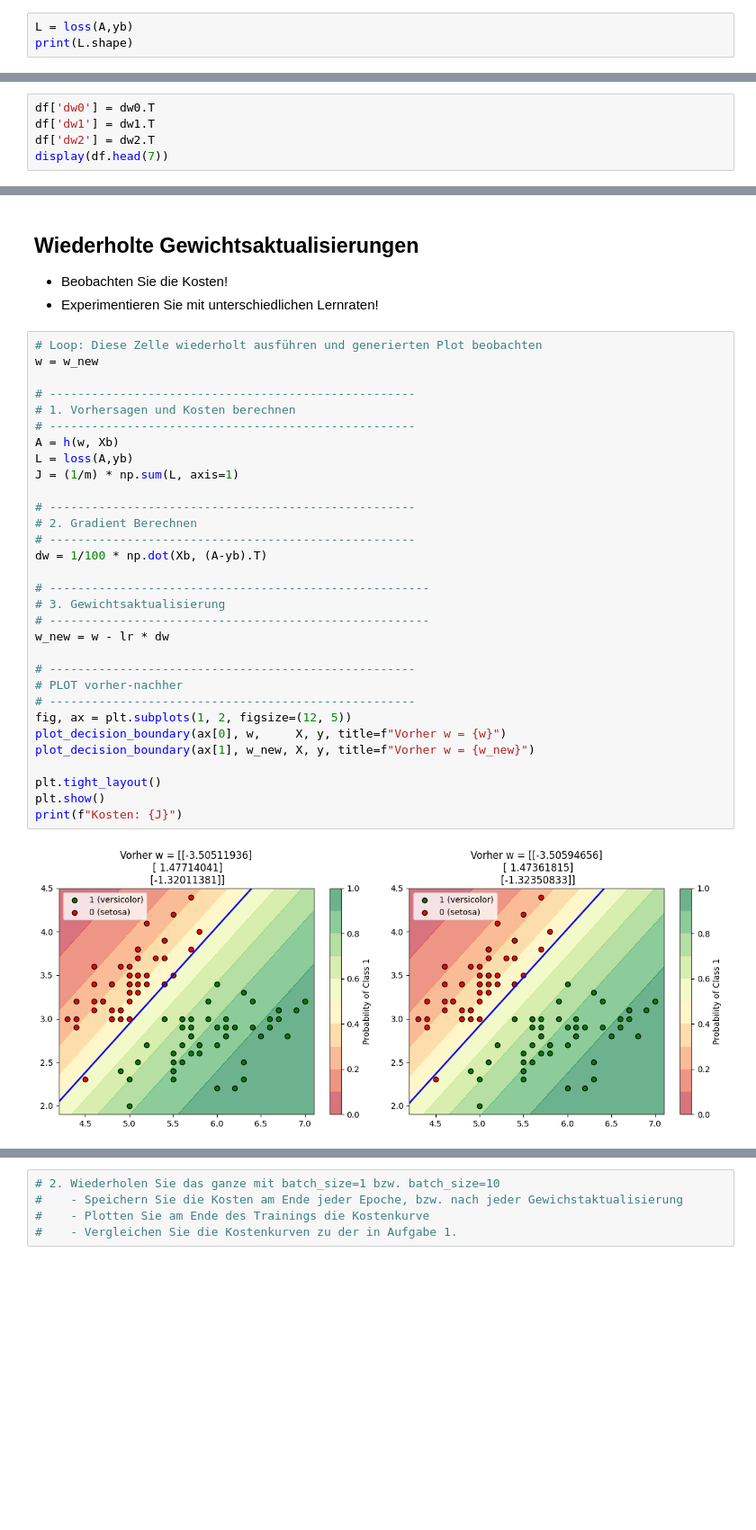
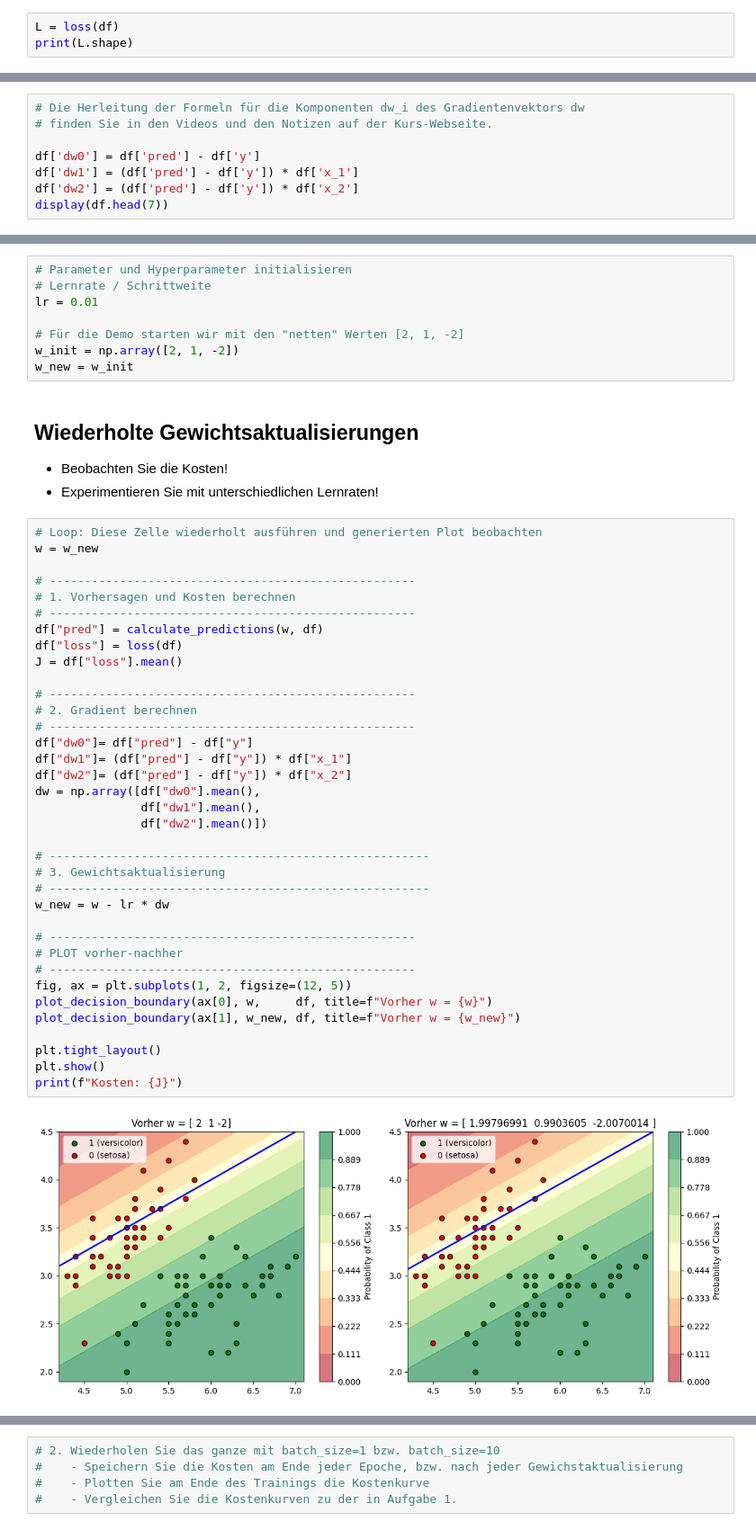
Before and after one commit to Artificial-Intelligence-HSBI-TDU/KI-Vorlesung, a Jupyter notebook: lecture/nn/files/Logistische_Regression.ipynb, the cells around one changed output, grey strips where cells are left out. Shown at 90% size. Drawn from its saved outputs; the diff is of its cells as text; blank space fills up the shorter version.

```diff
--- a/lecture/nn/files/Logistische_Regression.ipynb
+++ b/lecture/nn/files/Logistische_Regression.ipynb
@@ -216,4 +376,4 @@ def loss(A, y):
 # %%
-L = loss(A,yb)
+L = loss(df)
 print(L.shape)
 # %% [output]
@@ -253,5 +404,0 @@ print(dw1.shape)
-# %%
-df['dw0'] = dw0.T
-df['dw1'] = dw1.T
-df['dw2'] = dw2.T
-display(df.head(7))
@@ -288,0 +413,8 @@ print(dw.shape)     # dw muss die gleiche Form wie w haben
+# %%
+# Die Herleitung der Formeln für die Komponenten dw_i des Gradientenvektors dw
+# finden Sie in den Videos und den Notizen auf der Kurs-Webseite.
+
+df['dw0'] = df['pred'] - df['y']
+df['dw1'] = (df['pred'] - df['y']) * df['x_1']
+df['dw2'] = (df['pred'] - df['y']) * df['x_2']
+display(df.head(7))
@@ -316,3 +491,11 @@ lr = 0.00001
+# %%
+# Parameter und Hyperparameter initialisieren
+# Lernrate / Schrittweite
+lr = 0.01
+
+# Für die Demo starten wir mit den "netten" Werten [2, 1, -2]
+w_init = np.array([2, 1, -2])
+w_new = w_init
 # %% [markdown]
 ## Wiederholte Gewichtsaktualisierungen
 
@@ -321,33 +504,38 @@ lr = 0.00001
 # %%
 # Loop: Diese Zelle wiederholt ausführen und generierten Plot beobachten
 w = w_new
 
 # ----------------------------------------------------
 # 1. Vorhersagen und Kosten berechnen
 # ----------------------------------------------------
-A = h(w, Xb)
-L = loss(A,yb)
-J = (1/m) * np.sum(L, axis=1)
+df["pred"] = calculate_predictions(w, df)
+df["loss"] = loss(df)
+J = df["loss"].mean()
 
 # ----------------------------------------------------
-# 2. Gradient Berechnen
+# 2. Gradient berechnen
 # ----------------------------------------------------
-dw = 1/100 * np.dot(Xb, (A-yb).T)
+df["dw0"]= df["pred"] - df["y"]
+df["dw1"]= (df["pred"] - df["y"]) * df["x_1"]
+df["dw2"]= (df["pred"] - df["y"]) * df["x_2"]
+dw = np.array([df["dw0"].mean(),
+               df["dw1"].mean(),
+               df["dw2"].mean()])
 
 # ------------------------------------------------------
 # 3. Gewichtsaktualisierung
 # ------------------------------------------------------
 w_new = w - lr * dw
 
 # ----------------------------------------------------
 # PLOT vorher-nachher
 # ----------------------------------------------------
 fig, ax = plt.subplots(1, 2, figsize=(12, 5))
-plot_decision_boundary(ax[0], w,     X, y, title=f"Vorher w = {w}")
-plot_decision_boundary(ax[1], w_new, X, y, title=f"Vorher w = {w_new}")
+plot_decision_boundary(ax[0], w,     df, title=f"Vorher w = {w}")
+plot_decision_boundary(ax[1], w_new, df, title=f"Vorher w = {w_new}")
 
 plt.tight_layout()
 plt.show()
 print(f"Kosten: {J}")
 # %% [output]
-[figure, old version]
+[figure, new version]
```
Also changed, not shown: parts of 77 cells of this notebook, 1 other file.
